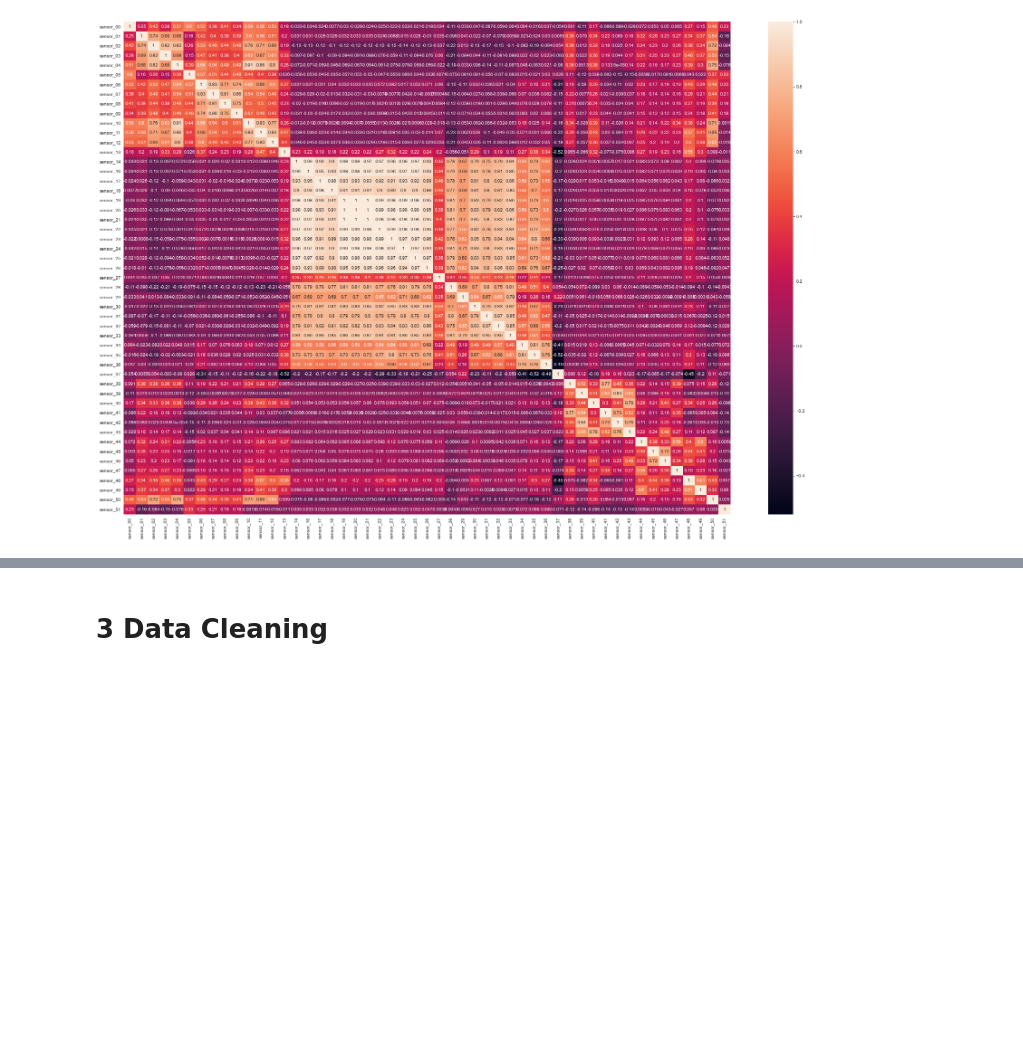
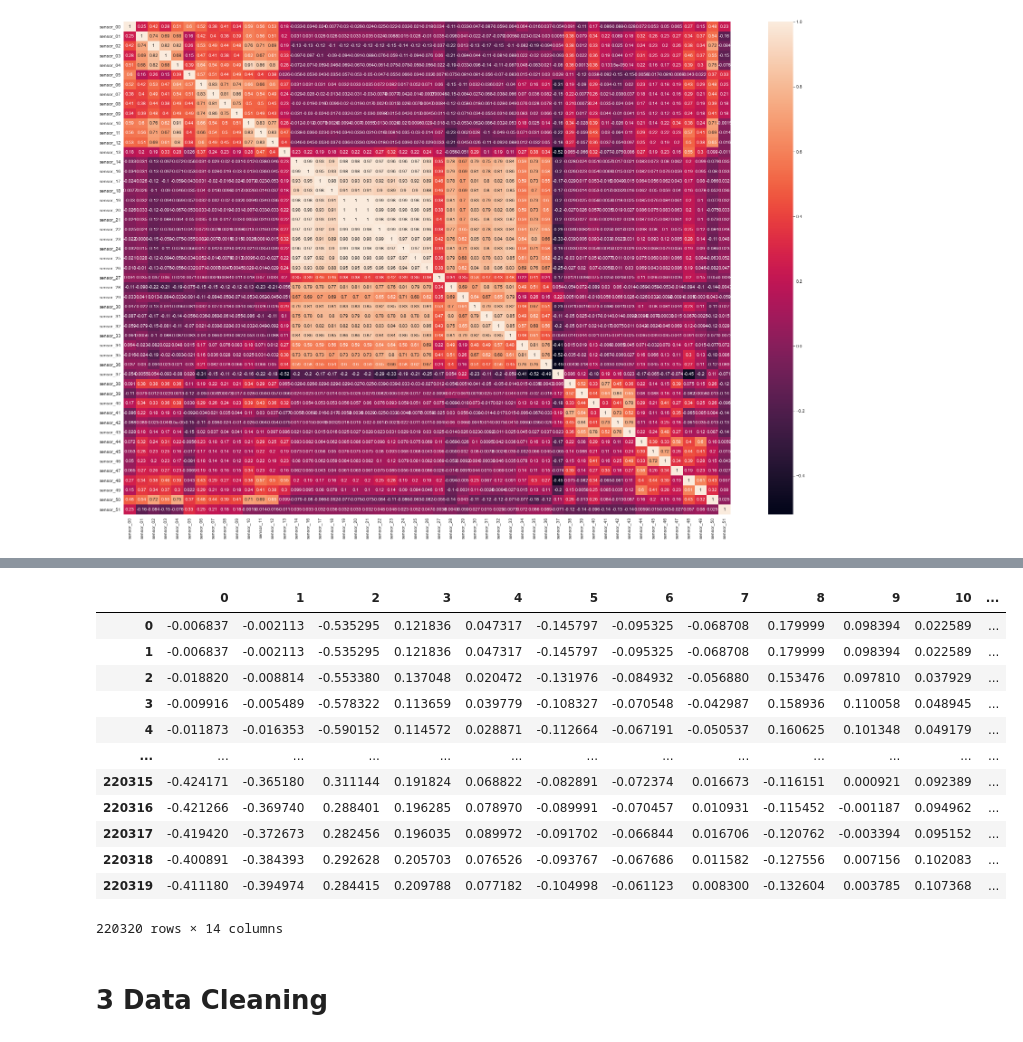
Before and after one commit to nils12344/PythonAdvancedGruppeD, a Jupyter notebook: Projekt Gruppe D.ipynb, the cells around one changed output, grey strips where cells are left out. Saved outputs shown, nothing was run; the diff lists cells and outputs as text; code cells hidden in the pictures; blank space fills up the shorter version.

```diff
--- a/Projekt Gruppe D.ipynb
+++ b/Projekt Gruppe D.ipynb
@@ -275,3 +259,40 @@ plt.show()
+# %%
+#PCA anwenden
+
+from sklearn.decomposition import PCA
+
+def normalize(df):
+    result = df.copy()
+    for feature_name in df.columns:
+        max_value = df[feature_name].max()
+        min_value = df[feature_name].min()
+        result[feature_name] = (df[feature_name] - min_value) / (max_value - min_value)
+    return result
+
+df_normalized = normalize(df)
+
+
+
+pca = PCA(n_components=0.95) #95% der Varianz der Daten sollen erhalten bleiben
+PrincipalComponents = pca.fit_transform(df_normalized)
+
+principalComponents_Df = pd.DataFrame(data = PrincipalComponents)
+
+principalComponents_Df
+# %% [output]
+|  | 0 | 1 | 2 | 3 | 4 | 5 | 6 | 7 | 8 | 9 | 10 | ... |
+| 0 | -0.006837 | -0.002113 | -0.535295 | 0.121836 | 0.047317 | -0.145797 | -0.095325 | -0.068708 | 0.179999 | 0.098394 | 0.022589 | ... |
+| 1 | -0.006837 | -0.002113 | -0.535295 | 0.121836 | 0.047317 | -0.145797 | -0.095325 | -0.068708 | 0.179999 | 0.098394 | 0.022589 | ... |
+| 2 | -0.018820 | -0.008814 | -0.553380 | 0.137048 | 0.020472 | -0.131976 | -0.084932 | -0.056880 | 0.153476 | 0.097810 | 0.037929 | ... |
+| 3 | -0.009916 | -0.005489 | -0.578322 | 0.113659 | 0.039779 | -0.108327 | -0.070548 | -0.042987 | 0.158936 | 0.110058 | 0.048945 | ... |
+| 4 | -0.011873 | -0.016353 | -0.590152 | 0.114572 | 0.028871 | -0.112664 | -0.067191 | -0.050537 | 0.160625 | 0.101348 | 0.049179 | ... |
+| ... | ... | ... | ... | ... | ... | ... | ... | ... | ... | ... | ... | ... |
+| 220315 | -0.424171 | -0.365180 | 0.311144 | 0.191824 | 0.068822 | -0.082891 | -0.072374 | 0.016673 | -0.116151 | 0.000921 | 0.092389 | ... |
+| 220316 | -0.421266 | -0.369740 | 0.288401 | 0.196285 | 0.078970 | -0.089991 | -0.070457 | 0.010931 | -0.115452 | -0.001187 | 0.094962 | ... |
+| 220317 | -0.419420 | -0.372673 | 0.282456 | 0.196035 | 0.089972 | -0.091702 | -0.066844 | 0.016706 | -0.120762 | -0.003394 | 0.095152 | ... |
+| 220318 | -0.400891 | -0.384393 | 0.292628 | 0.205703 | 0.076526 | -0.093767 | -0.067686 | 0.011582 | -0.127556 | 0.007156 | 0.102083 | ... |
+| 220319 | -0.411180 | -0.394974 | 0.284415 | 0.209788 | 0.077182 | -0.104998 | -0.061123 | 0.008300 | -0.132604 | 0.003785 | 0.107368 | ... |
+220320 rows × 14 columns
 # %% [markdown]
 # 3 Data Cleaning <a class="anchor" id="3"></a>
 # %%
```
Also changed, not shown: parts of 3 cells of this notebook.
